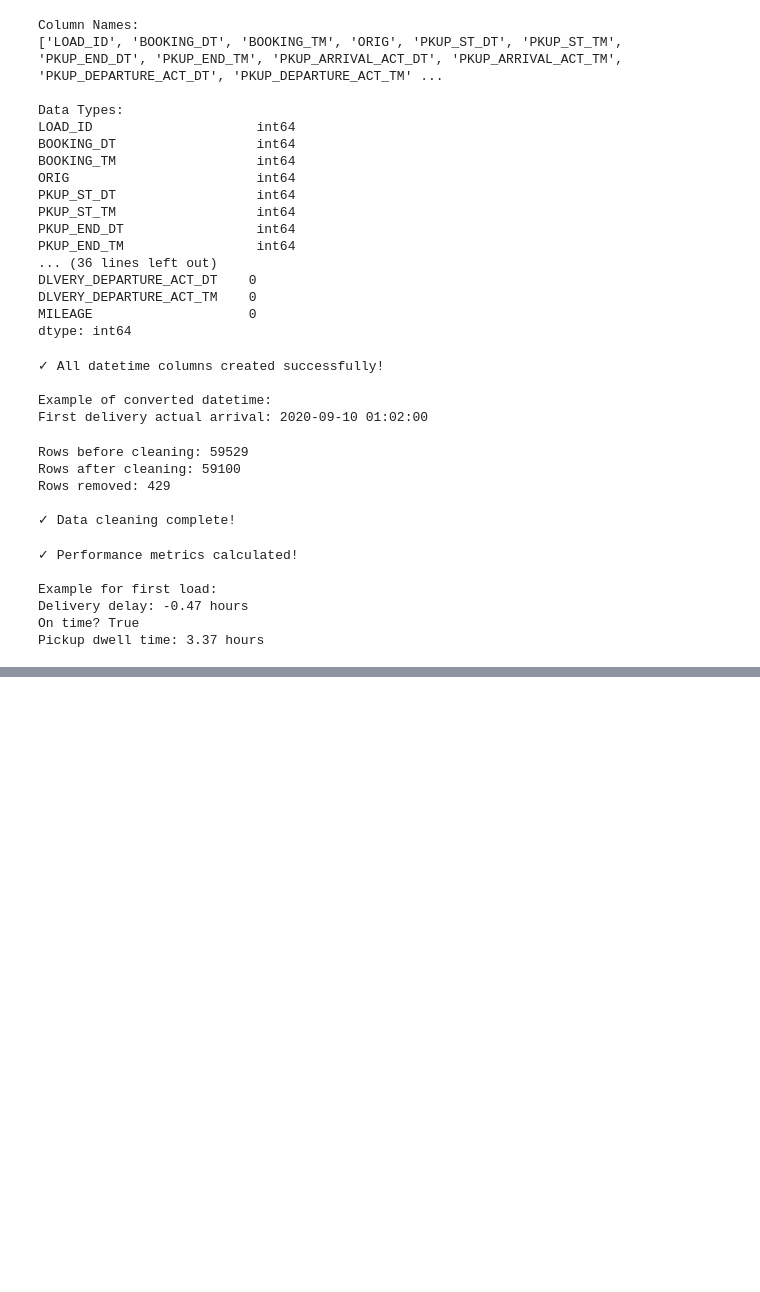
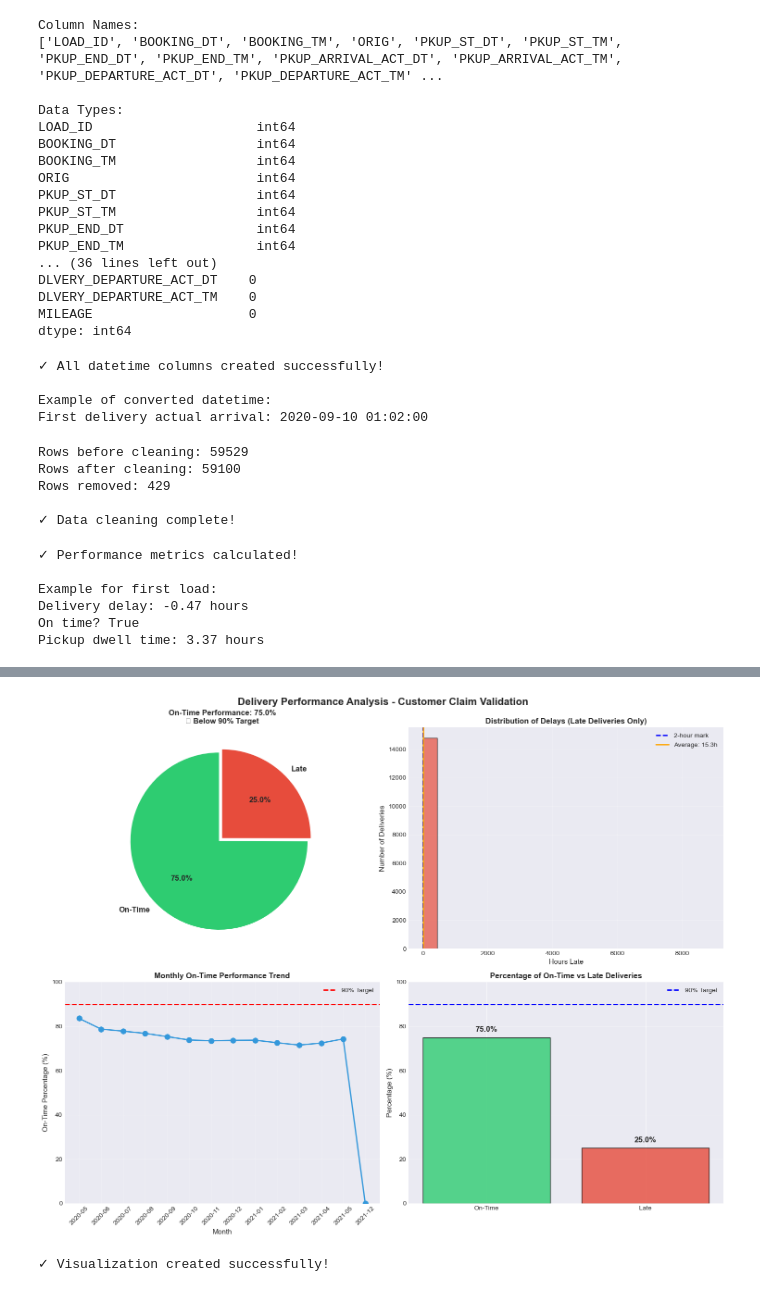
Before and after one commit to vmieres/Delivery-Performance, a Jupyter notebook: Delivery_Performance.ipynb, the cells around one changed output, grey strips where cells are left out. Drawn from its saved outputs; the diff is of its cells as text; code cells hidden in the pictures; blank space fills up the shorter version.

```diff
--- a/Delivery_Performance.ipynb
+++ b/Delivery_Performance.ipynb
@@ -227,0 +312,80 @@ Pickup dwell time: 3.37 hours
+# %%
+# Creating Visualization for Question 2
+# ----------------------------------------------------------------------------
+# Visualizing On-Time Performance
+# Description: Creating charts to show delivery performance
+
+# Creating figure with subplots
+fig, axes = plt.subplots(2, 2, figsize=(15, 12))
+fig.suptitle('Delivery Performance Analysis - Customer Claim Validation', fontsize=16, fontweight='bold')
+
+# Chart 1: On-Time vs Late Pie Chart
+ax1 = axes[0, 0]
+on_time_counts = [on_time_loads, late_count]
+labels = ['On-Time', 'Late']
+colors = ['#2ecc71', '#e74c3c']
+explode = (0.05, 0)
+
+ax1.pie(on_time_counts, labels=labels, autopct='%1.1f%%', colors=colors,
+        explode=explode, startangle=90, textprops={'fontsize': 12, 'fontweight': 'bold'})
+ax1.set_title(f'On-Time Performance: {on_time_percentage:.1f}%\n{"✓ Meets 90% Target" if on_time_percentage >= 90 else "✗ Below 90% Target"}',
+              fontsize=12, fontweight='bold')
+
+# Chart 2: Delay Distribution (for late deliveries only)
+ax2 = axes[0, 1]
+if late_count > 0:
+    ax2.hist(late_deliveries['delivery_delay_hours'], bins=20, color='#e74c3c',
+             alpha=0.7, edgecolor='black')
+    ax2.axvline(x=2, color='blue', linestyle='--', linewidth=2, label='2-hour mark')
+    ax2.axvline(x=avg_delay, color='orange', linestyle='-', linewidth=2,
+                label=f'Average: {avg_delay:.1f}h')
+    ax2.set_xlabel('Hours Late', fontsize=11)
+    ax2.set_ylabel('Number of Deliveries', fontsize=11)
+    ax2.set_title('Distribution of Delays (Late Deliveries Only)', fontsize=12, fontweight='bold')
+    ax2.legend()
+    ax2.grid(True, alpha=0.3)
+
+# Chart 3: Monthly Performance Trend
+ax3 = axes[1, 0]
+combined_df['month'] = combined_df['delivery_arrival_actual'].dt.to_period('M').astype(str)
+monthly_performance = combined_df.groupby('month')['is_on_time'].mean() * 100
+
+ax3.plot(range(len(monthly_performance)), monthly_performance.values,
+         marker='o', linewidth=2, markersize=8, color='#3498db')
+ax3.axhline(y=90, color='red', linestyle='--', linewidth=2, label='90% Target')
+ax3.set_xlabel('Month', fontsize=11)
+ax3.set_ylabel('On-Time Percentage (%)', fontsize=11)
+ax3.set_title('Monthly On-Time Performance Trend', fontsize=12, fontweight='bold')
+ax3.set_xticks(range(len(monthly_performance)))
+ax3.set_xticklabels(monthly_performance.index, rotation=45)
+ax3.legend()
+ax3.grid(True, alpha=0.3)
+ax3.set_ylim(0, 100)
+
+# Chart 4: On-Time vs Late Bar Chart
+ax4 = axes[1, 1]
+categories = ['On-Time', 'Late']
+values = [on_time_percentage, 100 - on_time_percentage]
+colors_bar = ['#2ecc71', '#e74c3c']
+
+bars = ax4.bar(categories, values, color=colors_bar, alpha=0.8, edgecolor='black')
+ax4.axhline(y=90, color='blue', linestyle='--', linewidth=2, label='90% Target')
+ax4.set_ylabel('Percentage (%)', fontsize=11)
+ax4.set_title('Percentage of On-Time vs Late Deliveries', fontsize=12, fontweight='bold')
+ax4.set_ylim(0, 100)
+ax4.legend()
+ax4.grid(True, alpha=0.3, axis='y')
+
+# Add value labels on bars
+for bar in bars:
+    height = bar.get_height()
+    ax4.text(bar.get_x() + bar.get_width()/2., height + 2,
+            f'{height:.1f}%', ha='center', va='bottom', fontsize=12, fontweight='bold')
+
+plt.tight_layout()
+plt.show()
+
+print("\n✓ Visualization created successfully!")
+# %% [output]
+[figure, added]
+✓ Visualization created successfully!
```
Also changed, not shown: parts of 3 cells of this notebook.
